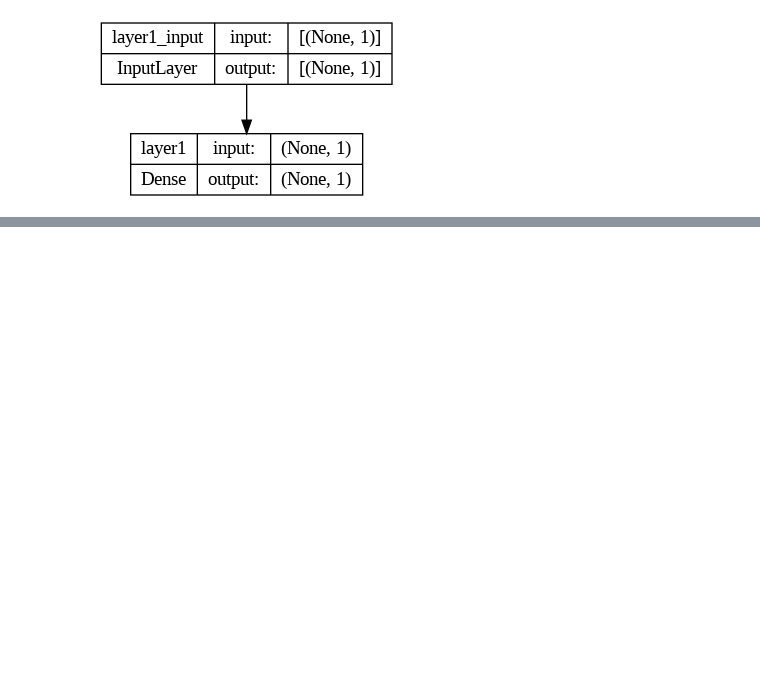
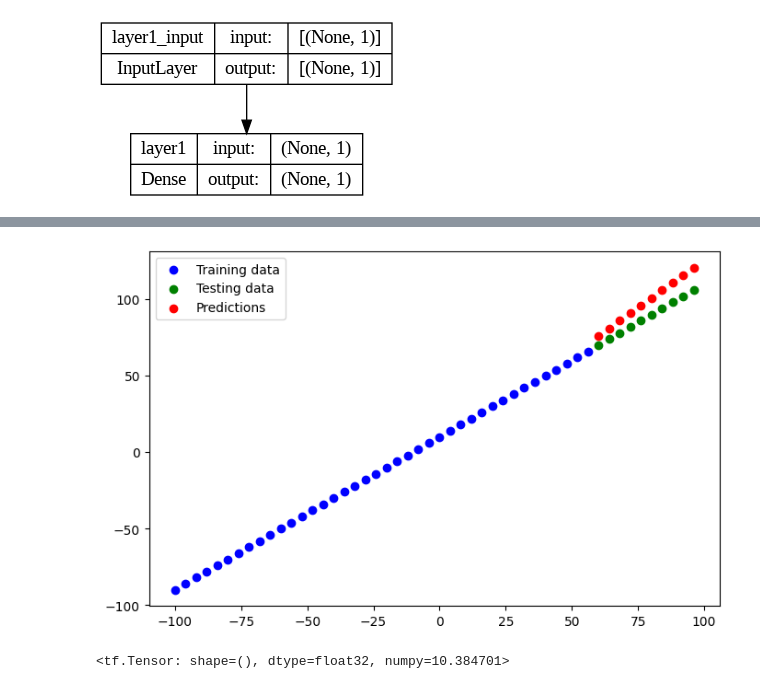
Before and after one commit to Franulo/Deep-Learning-Journey, a Jupyter notebook: 01.ipynb, the cells around one changed output, grey strips where cells are left out. Cells and saved outputs as stored; diff of their text form; code cells hidden in the pictures; blank space fills up the shorter version.

```diff
--- a/01.ipynb
+++ b/01.ipynb
@@ -282,0 +425,12 @@ plot_model(model=model, show_shapes=True)
+# %%
+tf.random.set_seed(42)
+model_2 = tf.keras.Sequential([
+    tf.keras.layers.Dense(10),
+    tf.keras.layers.Dense(1)
+])
+
+model_2.compile(loss=tf.keras.losses.mae,
+                optimizer=tf.keras.optimizers.SGD(),
+                metrics=["mae"])
+
+model_2.fit(tf.expand_dims(x_train, axis=-1), y_train, epochs=100)
@@ -282,0 +456,5 @@ plot_model(model=model, show_shapes=True)
+# %%
+y_pred_2 = model_2.predict(x_test)
+plot_predictions(predictions=y_pred_2, figsize=(8, 5))
+y_pred_2 = tf.constant(y_pred_2, shape=(10, ))
+# %% [output]
@@ -282,0 +463,5 @@ plot_model(model=model, show_shapes=True)
+[figure, added]
+# %%
+tf.metrics.mean_absolute_error(y_test, y_pred_2)
+# %% [output]
+<tf.Tensor: shape=(), dtype=float32, numpy=10.384701>
```
Also changed, not shown: parts of 64 cells of this notebook.
